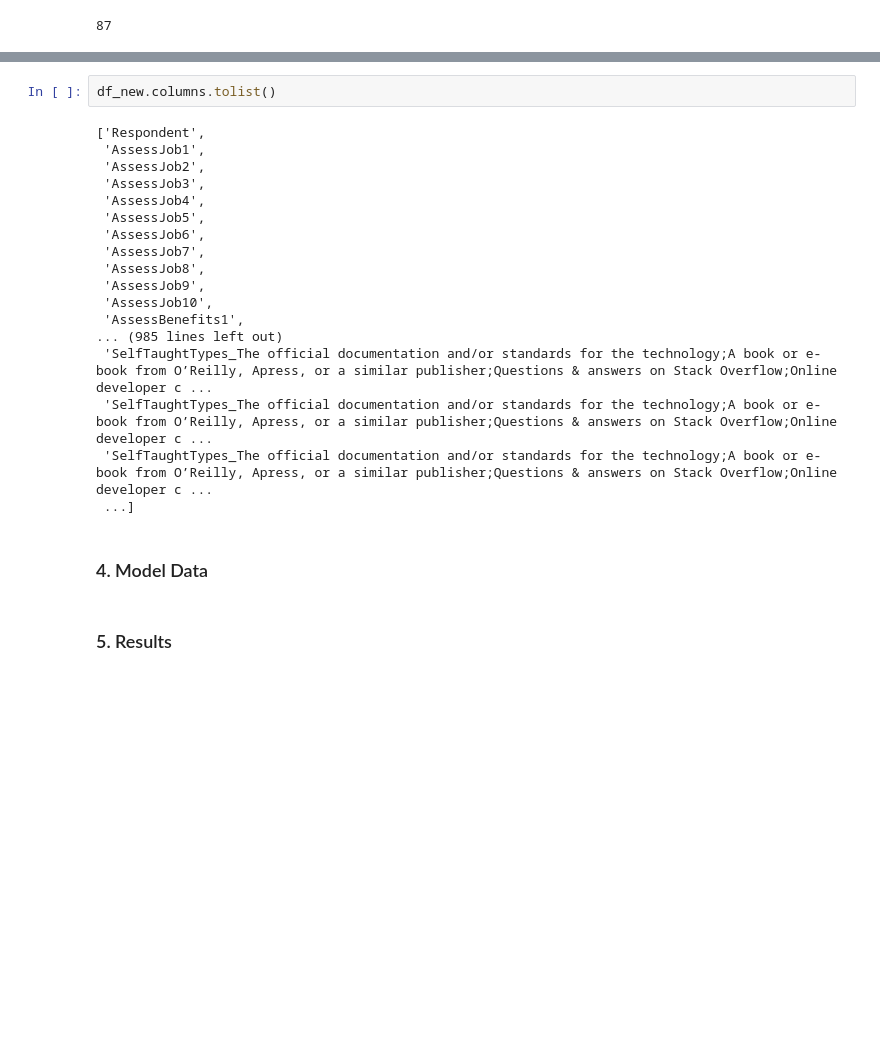
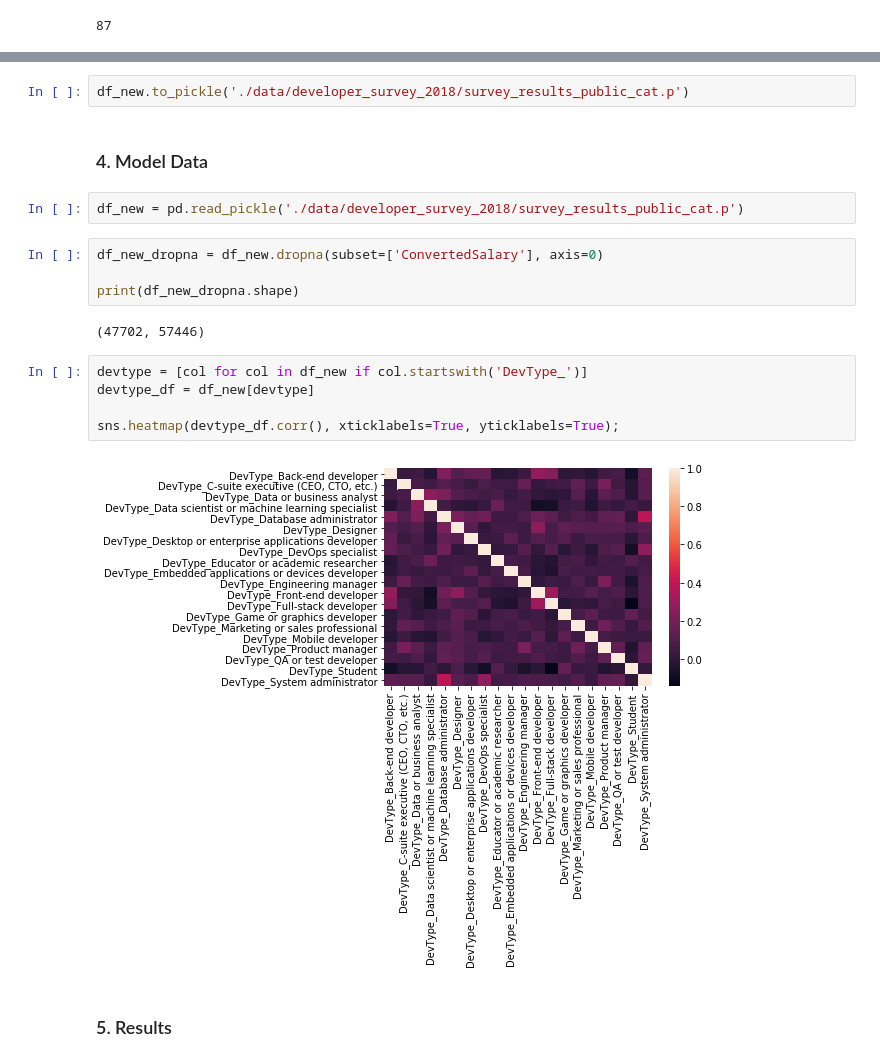
Before and after one commit to dragon7-fc/DSND-Blog-Post, a Jupyter notebook: WhatIsTheHotestJob.ipynb, the cells around one changed output, grey strips where cells are left out. Drawn from its saved outputs; the diff is of its cells as text; blank space fills up the shorter version.

Commit message:
feat: update result

```diff
--- a/WhatIsTheHotestJob.ipynb
+++ b/WhatIsTheHotestJob.ipynb
@@ -188,24 +183,21 @@ df_new.head()
-# %%
-df_new.columns.tolist()
-# %% [output]
-['Respondent',
- 'AssessJob1',
- 'AssessJob2',
- 'AssessJob3',
- 'AssessJob4',
- 'AssessJob5',
- 'AssessJob6',
- 'AssessJob7',
- 'AssessJob8',
- 'AssessJob9',
- 'AssessJob10',
- 'AssessBenefits1',
-... (985 lines left out)
- 'SelfTaughtTypes_The official documentation and/or standards for the technology;A book or e-book from O’Reilly, Apress, or a similar publisher;Questions & answers on Stack Overflow;Online developer c ...
- 'SelfTaughtTypes_The official documentation and/or standards for the technology;A book or e-book from O’Reilly, Apress, or a similar publisher;Questions & answers on Stack Overflow;Online developer c ...
- 'SelfTaughtTypes_The official documentation and/or standards for the technology;A book or e-book from O’Reilly, Apress, or a similar publisher;Questions & answers on Stack Overflow;Online developer c ...
- ...]
+# %%
+df_new.to_pickle('./data/developer_survey_2018/survey_results_public_cat.p')
 # %% [markdown]
 ### 4. Model Data
+# %%
+df_new = pd.read_pickle('./data/developer_survey_2018/survey_results_public_cat.p')
+# %%
+df_new_dropna = df_new.dropna(subset=['ConvertedSalary'], axis=0)
+
+print(df_new_dropna.shape)
+# %% [output]
+(47702, 57446)
+# %%
+devtype = [col for col in df_new if col.startswith('DevType_')]
+devtype_df = df_new[devtype]
+
+sns.heatmap(devtype_df.corr(), xticklabels=True, yticklabels=True);
+# %% [output]
+[figure, added]
 # %% [markdown]
 ### 5. Results
```
Also changed, not shown: parts of 6 cells of this notebook, 1 other file.
